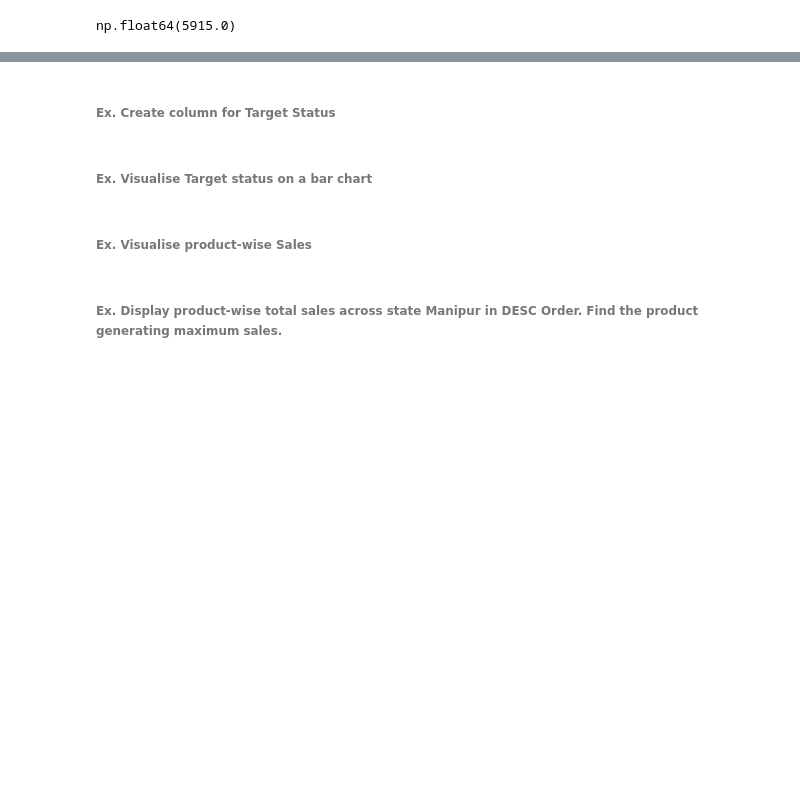
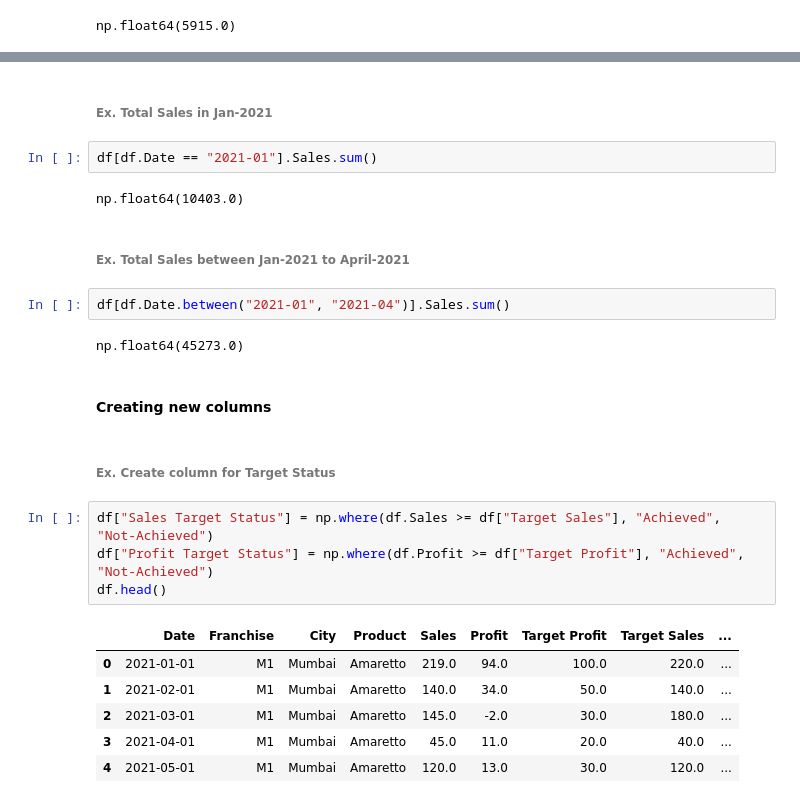
Before and after one commit to knowledge-corner/Optum-Global-August-2024, a Jupyter notebook: Visual Data Analytics- Day 1.ipynb, the cells around one changed output, grey strips where cells are left out. Saved outputs shown, nothing was run; the diff lists cells and outputs as text; blank space fills up the shorter version.

```diff
--- a/Visual Data Analytics- Day 1.ipynb
+++ b/Visual Data Analytics- Day 1.ipynb
@@ -709,8 +724,27 @@ np.float64(5915.0)
+# %% [markdown]
+###### Ex. Total Sales in Jan-2021
+# %%
+df[df.Date == "2021-01"].Sales.sum()
+# %% [output]
+np.float64(10403.0)
+# %% [markdown]
+###### Ex. Total Sales between Jan-2021 to April-2021
+# %%
+df[df.Date.between("2021-01", "2021-04")].Sales.sum()
+# %% [output]
+np.float64(45273.0)
+# %% [markdown]
+#### Creating new columns
 # %% [markdown]
 ###### Ex. Create column for Target Status
-# %% [markdown]
-###### Ex. Visualise Target status on a bar chart
-# %% [markdown]
-###### Ex. Visualise product-wise Sales
-# %% [markdown]
-###### Ex. Display product-wise total sales across state Manipur in DESC Order. Find the product generating maximum sales.
+# %%
+df["Sales Target Status"] = np.where(df.Sales >= df["Target Sales"], "Achieved", "Not-Achieved")
+df["Profit Target Status"] = np.where(df.Profit >= df["Target Profit"], "Achieved", "Not-Achieved")
+df.head()
+# %% [output]
+|  | Date | Franchise | City | Product | Sales | Profit | Target Profit | Target Sales | ... |
+| 0 | 2021-01-01 | M1 | Mumbai | Amaretto | 219.0 | 94.0 | 100.0 | 220.0 | ... |
+| 1 | 2021-02-01 | M1 | Mumbai | Amaretto | 140.0 | 34.0 | 50.0 | 140.0 | ... |
+| 2 | 2021-03-01 | M1 | Mumbai | Amaretto | 145.0 | -2.0 | 30.0 | 180.0 | ... |
+| 3 | 2021-04-01 | M1 | Mumbai | Amaretto | 45.0 | 11.0 | 20.0 | 40.0 | ... |
+| 4 | 2021-05-01 | M1 | Mumbai | Amaretto | 120.0 | 13.0 | 30.0 | 120.0 | ... |
```
Also changed, not shown: parts of 9 cells of this notebook.
